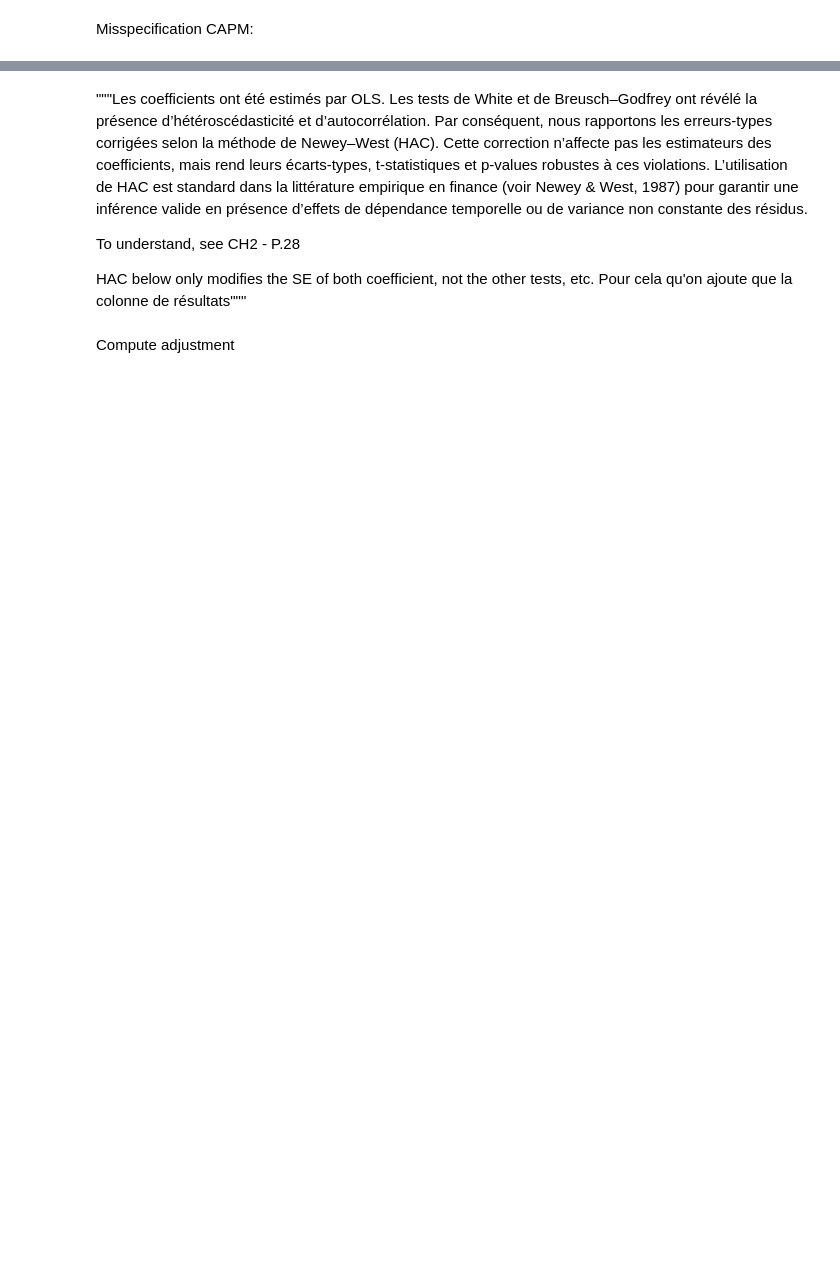
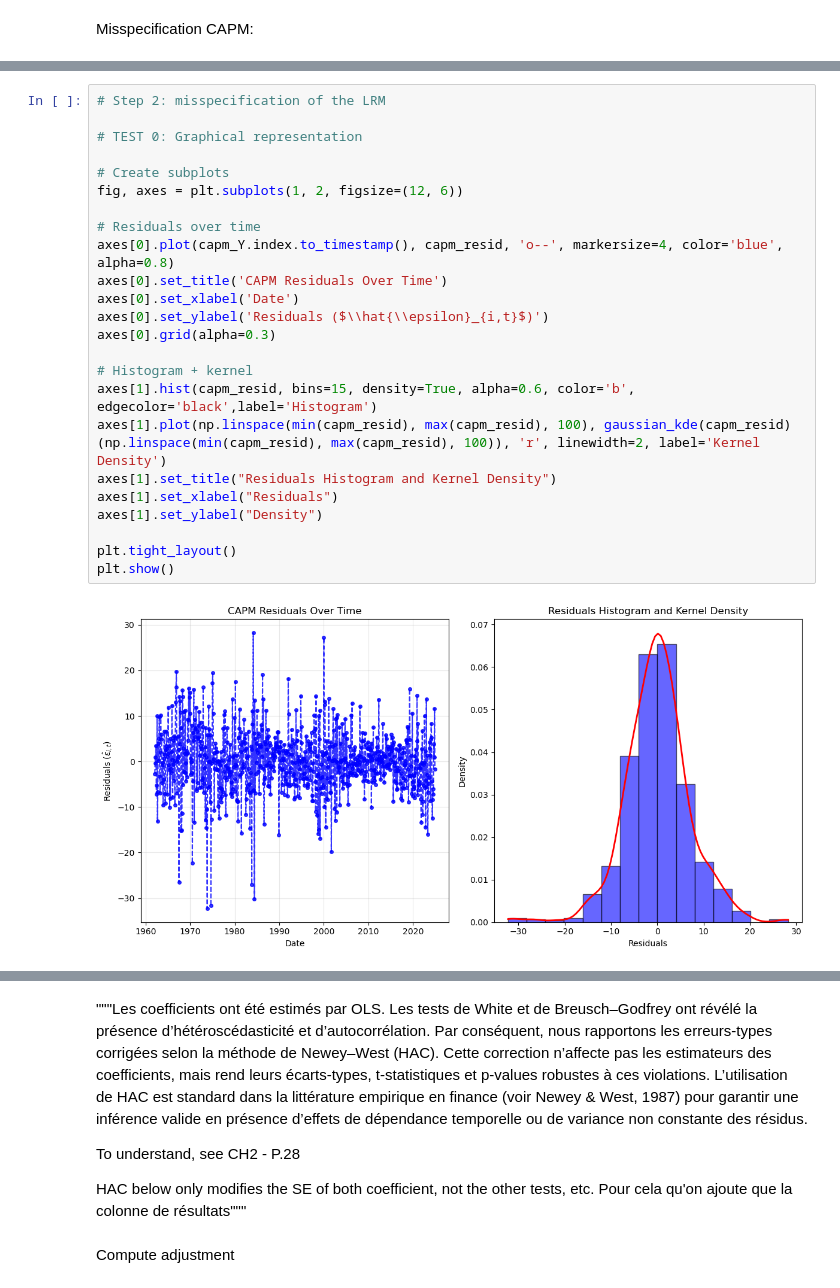
Before and after one commit to VitalityMigo/quant627_finec, a Jupyter notebook: notebook.ipynb, the cells around one changed output, grey strips where cells are left out. Drawn from its saved outputs; the diff is of its cells as text; blank space fills up the shorter version.

```diff
--- a/notebook.ipynb
+++ b/notebook.ipynb
@@ -1857 +1862,27 @@ On misspecification: check CH2 p.93 !!!
+# %%
+# Step 2: misspecification of the LRM
+
+# TEST 0: Graphical representation
+
+# Create subplots
+fig, axes = plt.subplots(1, 2, figsize=(12, 6))
+
+# Residuals over time
+axes[0].plot(capm_Y.index.to_timestamp(), capm_resid, 'o--', markersize=4, color='blue', alpha=0.8)
+axes[0].set_title('CAPM Residuals Over Time')
+axes[0].set_xlabel('Date')
+axes[0].set_ylabel('Residuals ($\\hat{\\epsilon}_{i,t}$)')
+axes[0].grid(alpha=0.3)
+
+# Histogram + kernel
+axes[1].hist(capm_resid, bins=15, density=True, alpha=0.6, color='b', edgecolor='black',label='Histogram')
+axes[1].plot(np.linspace(min(capm_resid), max(capm_resid), 100), gaussian_kde(capm_resid)(np.linspace(min(capm_resid), max(capm_resid), 100)), 'r', linewidth=2, label='Kernel Density')
+axes[1].set_title("Residuals Histogram and Kernel Density")
+axes[1].set_xlabel("Residuals")
+axes[1].set_ylabel("Density")
+
+plt.tight_layout()
+plt.show()
+# %% [output]
+[figure, added]
 # %%
```
Also changed, not shown: parts of 59 cells of this notebook.
